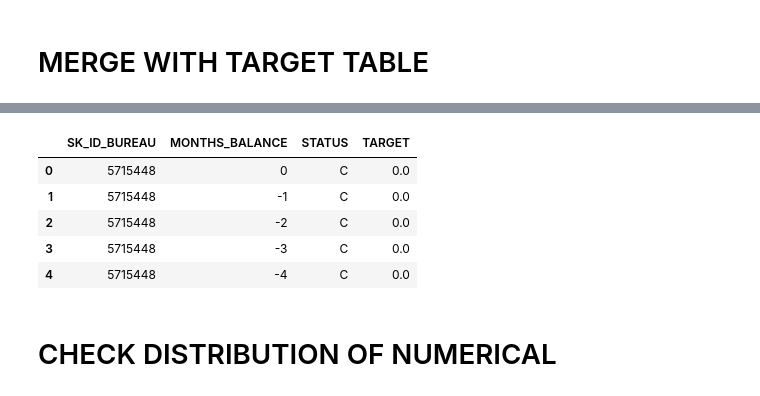
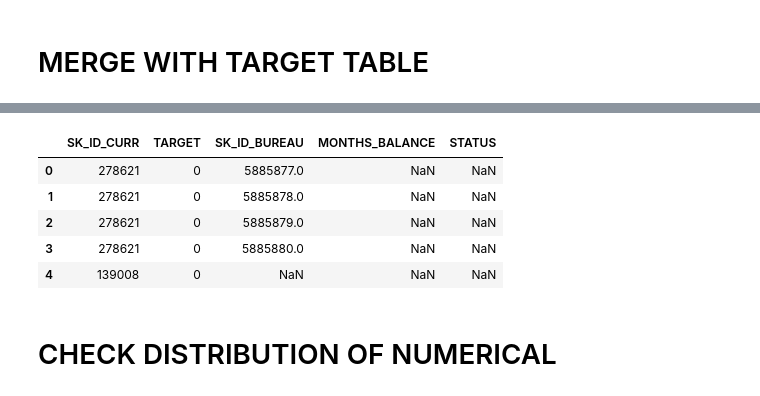
Before and after one commit to dunp7/Home-Default-Credit-Risk, a Jupyter notebook: Cleaning + EDA/Bureau Balance.ipynb, the cells around one changed output, grey strips where cells are left out. Cells and saved outputs as stored; diff of their text form; code cells hidden in the pictures.

```diff
--- a/Cleaning + EDA/Bureau Balance.ipynb
+++ b/Cleaning + EDA/Bureau Balance.ipynb
@@ -150,5 +150,5 @@ dtype: float64
 # %% [markdown]
 # MERGE WITH TARGET TABLE
 # %%
-df2 = pd.read_csv("D:\data prep\dseb63_final_project_DP_dataset\dseb63_final_project_DP_dataset\dseb63_application_train.csv")
-df2 = df2['TARGET']
+df2 = pd.read_csv("D:\data prep\dseb63_final_project_DP_dataset\dseb63_final_project_DP_dataset\dseb63_bureau.csv")
+df2.head()
@@ -154,0 +162,3 @@ df2 = df2['TARGET']
+# %%
+df3 = pd.read_csv("D:\data prep\dseb63_final_project_DP_dataset\dseb63_final_project_DP_dataset\dseb63_application_train.csv")
+df3.head()
@@ -154,0 +173,3 @@ df2 = df2['TARGET']
+# %%
+merge_table_prev = pd.merge(df2[['SK_ID_CURR','SK_ID_BUREAU']], df, how= 'left', on=['SK_ID_BUREAU'])
+merge_table_prev.head()
@@ -155,13 +183,13 @@ df2 = df2['TARGET']
 # %%
-merge_table = pd.merge(df, df2, left_index=True, right_index=True, how='left')
+merge_table = pd.merge(df3[["SK_ID_CURR", "TARGET"]], merge_table_prev, how='left', on=['SK_ID_CURR'])
 merge_table.head()
 # %% [output]
-|  | SK_ID_BUREAU | MONTHS_BALANCE | STATUS | TARGET |
-| 0 | 5715448 | 0 | C | 0.0 |
-| 1 | 5715448 | -1 | C | 0.0 |
-| 2 | 5715448 | -2 | C | 0.0 |
-| 3 | 5715448 | -3 | C | 0.0 |
-| 4 | 5715448 | -4 | C | 0.0 |
+|  | SK_ID_CURR | TARGET | SK_ID_BUREAU | MONTHS_BALANCE | STATUS |
+| 0 | 278621 | 0 | 5885877.0 | NaN | NaN |
+| 1 | 278621 | 0 | 5885878.0 | NaN | NaN |
+| 2 | 278621 | 0 | 5885879.0 | NaN | NaN |
+| 3 | 278621 | 0 | 5885880.0 | NaN | NaN |
+| 4 | 139008 | 0 | NaN | NaN | NaN |
 # %% [markdown]
 # CHECK DISTRIBUTION OF NUMERICAL
 # %%
```
Also changed, not shown: parts of 13 cells of this notebook, 2 other files.
